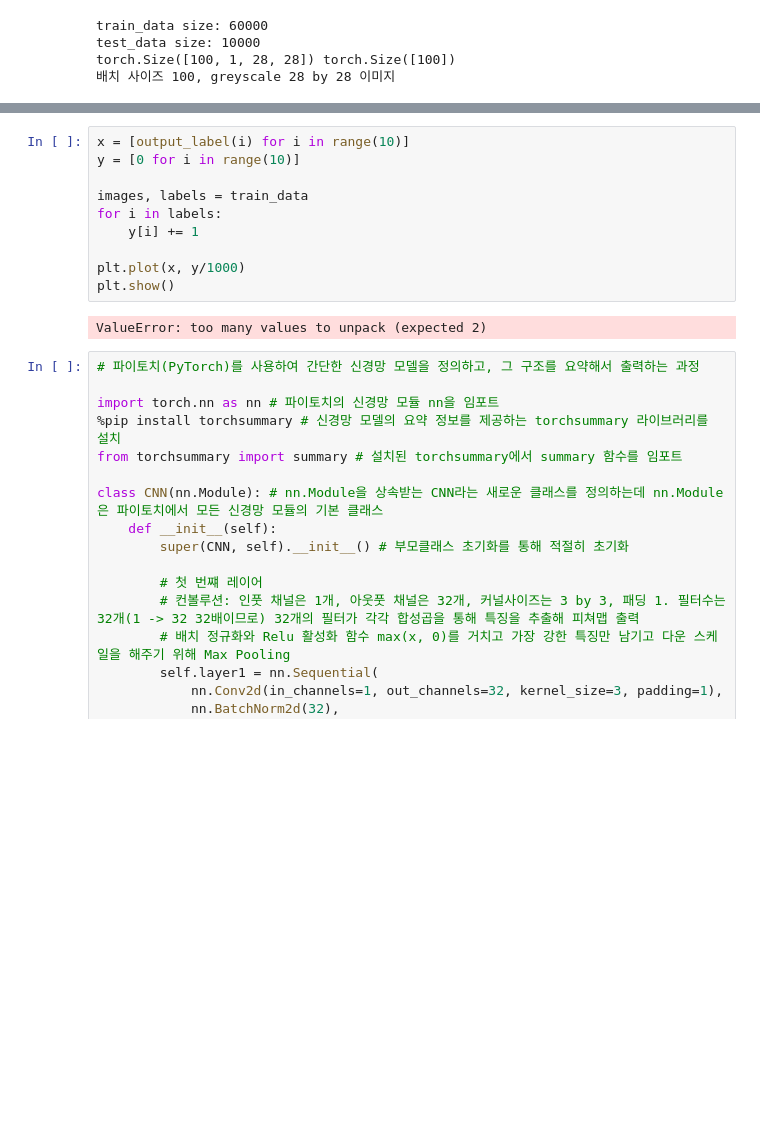
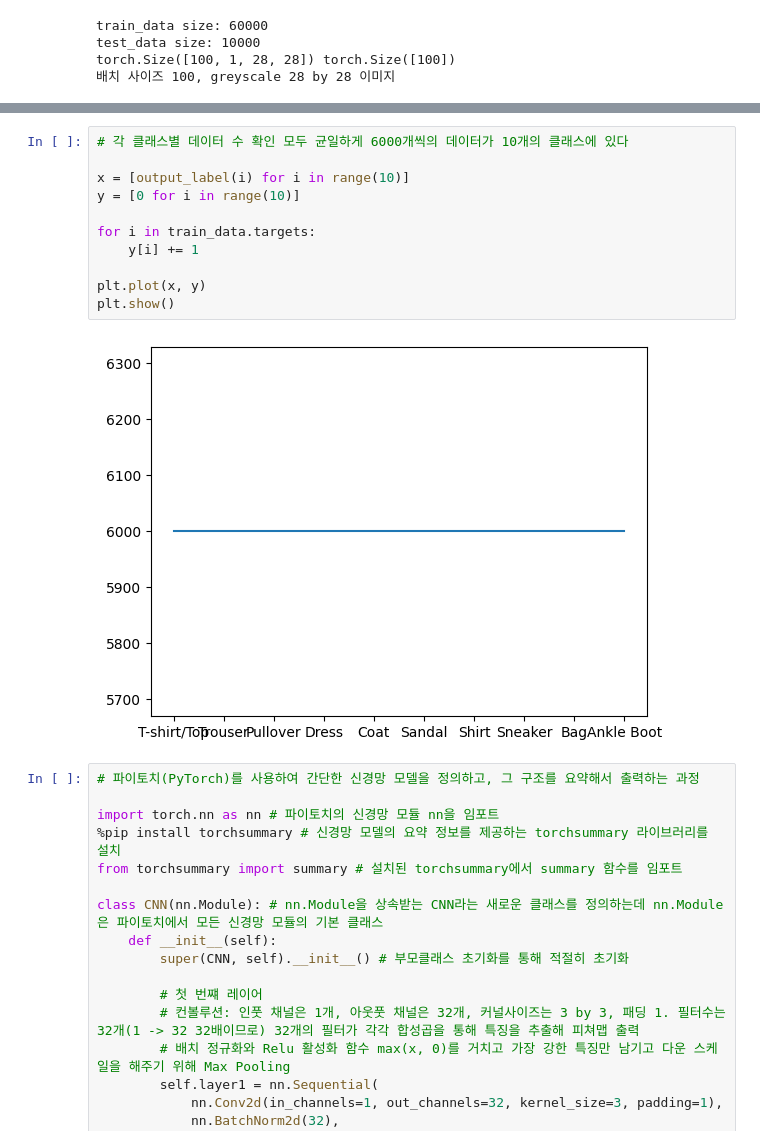
Before and after one commit to Konkuk-Univ-Glocal-Campus/introai202401-midterm-Yeongbin99, a Jupyter notebook: midterm.ipynb, the cells around one changed output, grey strips where cells are left out. Saved outputs shown, nothing was run; the diff lists cells and outputs as text; blank space fills up the shorter version.

```diff
--- a/midterm.ipynb
+++ b/midterm.ipynb
@@ -90,15 +95,16 @@ plt.show()
 # %%
+# 각 클래스별 데이터 수 확인 모두 균일하게 6000개씩의 데이터가 10개의 클래스에 있다
+
 x = [output_label(i) for i in range(10)]
 y = [0 for i in range(10)]
 
-images, labels = train_data
-for i in labels:
+for i in train_data.targets:
     y[i] += 1
 
-plt.plot(x, y/1000)
+plt.plot(x, y)
 plt.show()
 # %% [output]
-ValueError: too many values to unpack (expected 2)
+[figure, added]
 # %%
 # 파이토치(PyTorch)를 사용하여 간단한 신경망 모델을 정의하고, 그 구조를 요약해서 출력하는 과정
 
```
Also changed, not shown: parts of 7 cells of this notebook.
